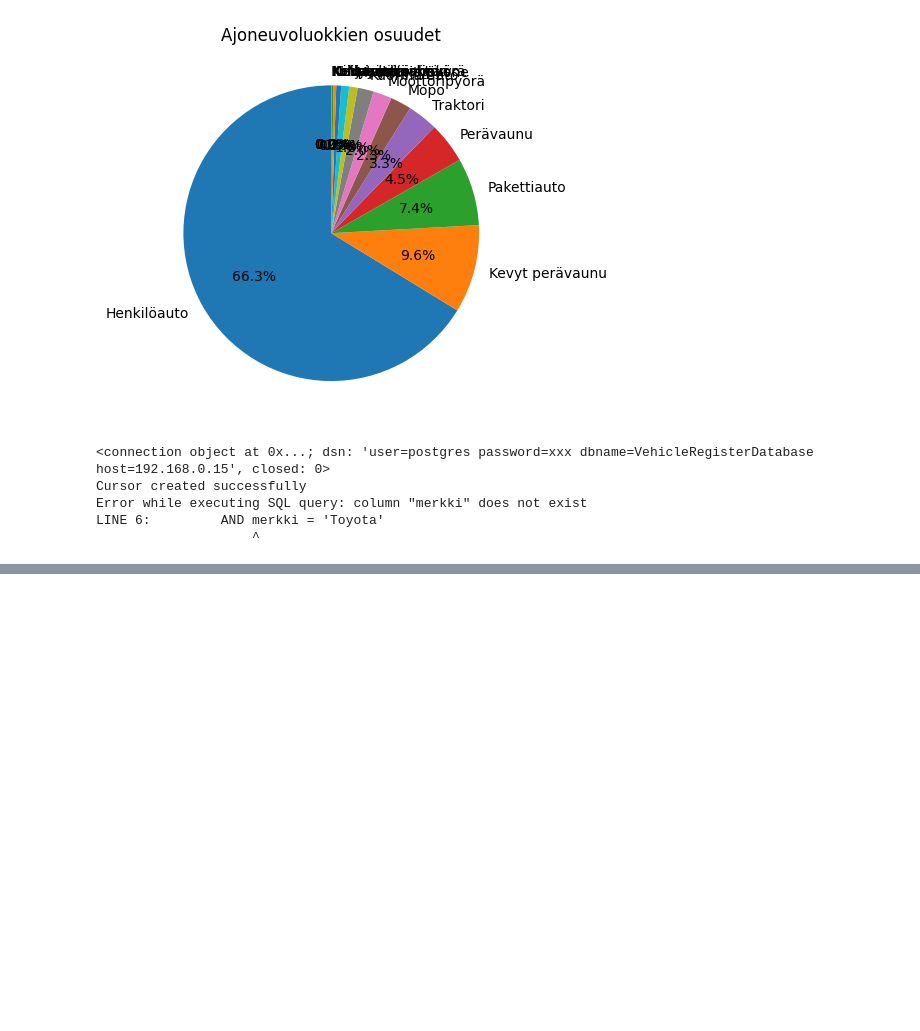
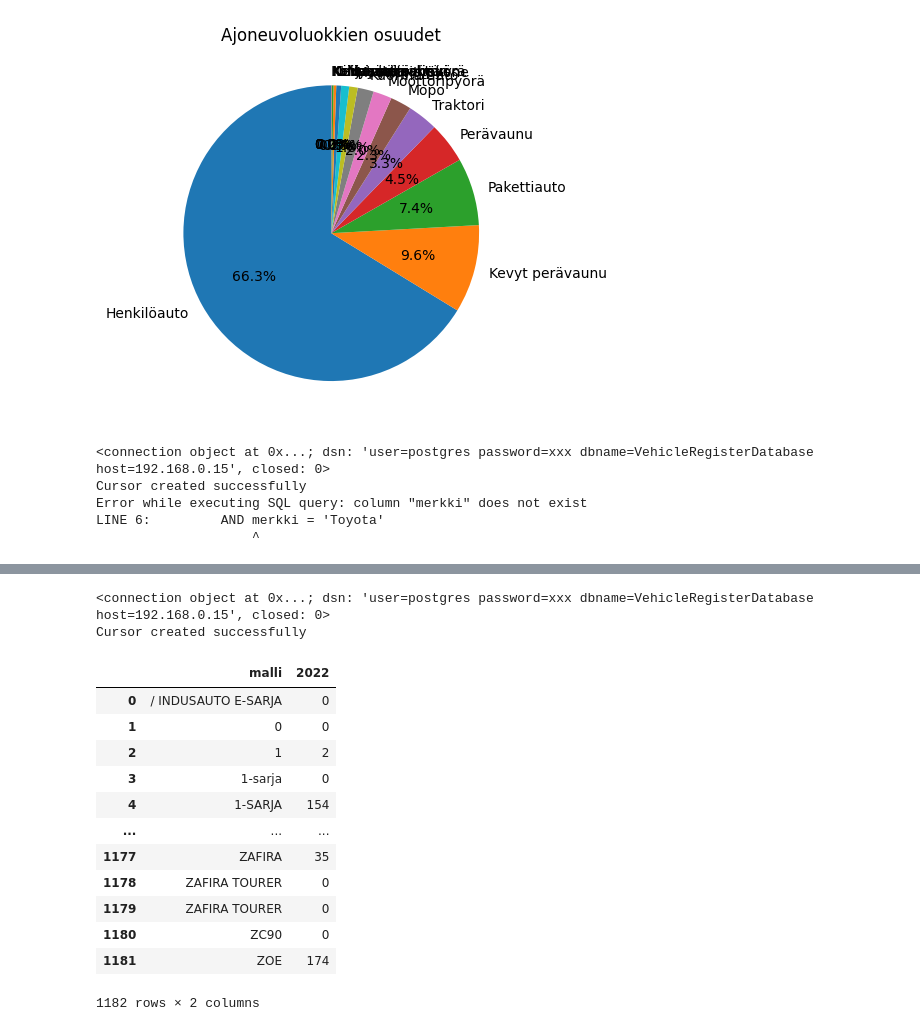
Before and after one commit to GouchinHub/TJTS4901, a Jupyter notebook: koodikirjasto.ipynb, the cells around one changed output, grey strips where cells are left out. Saved outputs shown, nothing was run; the diff lists cells and outputs as text; code cells hidden in the pictures; blank space fills up the shorter version.

```diff
--- a/koodikirjasto.ipynb
+++ b/koodikirjasto.ipynb
@@ -468,2 +467,18 @@ NameError: name 'merkin_ensirekisteroinnit_vuosittain' is not defined
 # %%
-merkin_ensirekisteroinnit_vuosittain(2022, 2022, 'malli')
+ensirekisteroinnit_vuosittain(2022, 2022, 'malli')
+# %% [output]
+<connection object at 0x...; dsn: 'user=postgres password=xxx dbname=VehicleRegisterDatabase host=192.168.0.15', closed: 0>
+Cursor created successfully
+|  | malli | 2022 |
+| 0 | / INDUSAUTO E-SARJA | 0 |
+| 1 | 0 | 0 |
+| 2 | 1 | 2 |
+| 3 | 1-sarja | 0 |
+| 4 | 1-SARJA | 154 |
+| ... | ... | ... |
+| 1177 | ZAFIRA | 35 |
+| 1178 | ZAFIRA TOURER | 0 |
+| 1179 | ZAFIRA TOURER | 0 |
+| 1180 | ZC90 | 0 |
+| 1181 | ZOE | 174 |
+1182 rows × 2 columns
```
Also changed, not shown: parts of 5 cells of this notebook, 1 other file.
